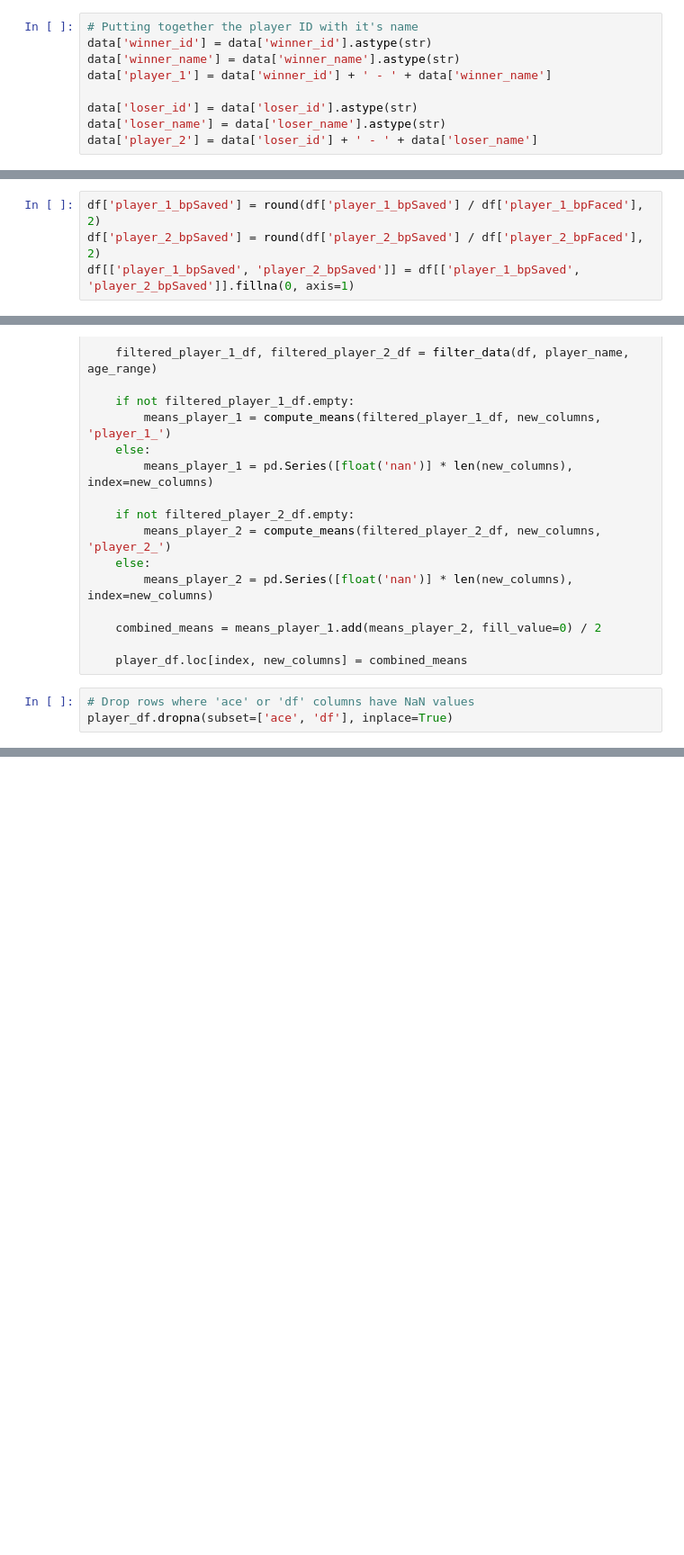
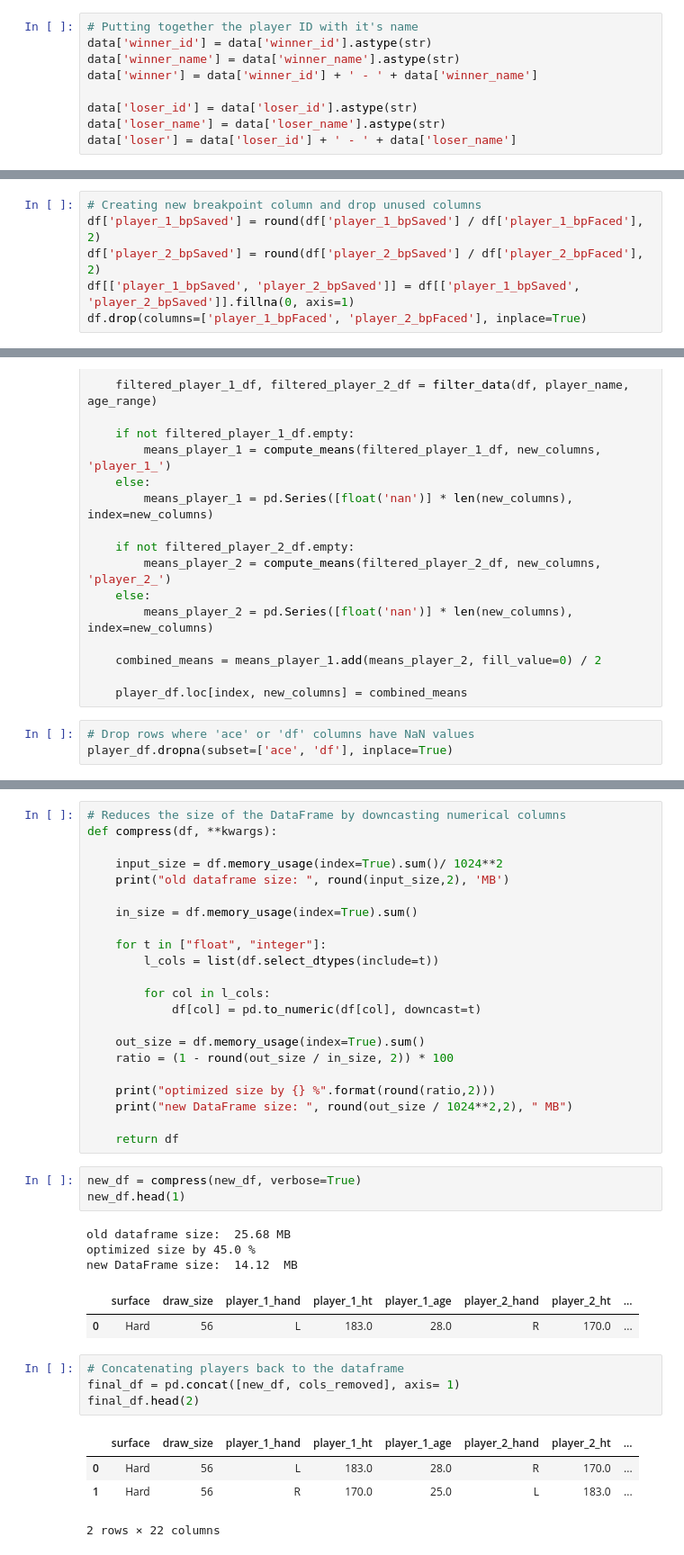
Before and after one commit to LucaDCav/Tennis_ML_Project, a Jupyter notebook: tennis_predict_project.ipynb, the cells around one changed output, grey strips where cells are left out. Shown at 90% size. Cells and saved outputs as stored; diff of their text form; blank space fills up the shorter version.

Commit message:
compressing data and adjusting notebook

```diff
--- a/tennis_predict_project.ipynb
+++ b/tennis_predict_project.ipynb
@@ -53,11 +58,11 @@ data['age_diff'] = (data['winner_age'] - data['loser_age']).abs()
 # Putting together the player ID with it's name
 data['winner_id'] = data['winner_id'].astype(str)
 data['winner_name'] = data['winner_name'].astype(str)
-data['player_1'] = data['winner_id'] + ' - ' + data['winner_name']
+data['winner'] = data['winner_id'] + ' - ' + data['winner_name']
 
 data['loser_id'] = data['loser_id'].astype(str)
 data['loser_name'] = data['loser_name'].astype(str)
-data['player_2'] = data['loser_id'] + ' - ' + data['loser_name']
+data['loser'] = data['loser_id'] + ' - ' + data['loser_name']
 # %%
 # Dropping player ID and name
 data.drop(columns=['winner_id', 'winner_name', 'loser_id', 'loser_name'], inplace=True)
@@ -157,9 +163,11 @@ new_columns = ['ace', 'df', 'bpSaved']
 for col in new_columns:
     player_df.loc[:, col] = np.nan
 # %%
+# Creating new breakpoint column and drop unused columns
 df['player_1_bpSaved'] = round(df['player_1_bpSaved'] / df['player_1_bpFaced'], 2)
 df['player_2_bpSaved'] = round(df['player_2_bpSaved'] / df['player_2_bpFaced'], 2)
 df[['player_1_bpSaved', 'player_2_bpSaved']] = df[['player_1_bpSaved', 'player_2_bpSaved']].fillna(0, axis=1)
+df.drop(columns=['player_1_bpFaced', 'player_2_bpFaced'], inplace=True)
 # %%
 # Get the min max age from the age range
 def parse_age_range(age_range):
@@ -308,0 +337,40 @@ plt.show()
+# %%
+# Reduces the size of the DataFrame by downcasting numerical columns
+def compress(df, **kwargs):
+
+    input_size = df.memory_usage(index=True).sum()/ 1024**2
+    print("old dataframe size: ", round(input_size,2), 'MB')
+
+    in_size = df.memory_usage(index=True).sum()
+
+    for t in ["float", "integer"]:
+        l_cols = list(df.select_dtypes(include=t))
+
+        for col in l_cols:
+            df[col] = pd.to_numeric(df[col], downcast=t)
+
+    out_size = df.memory_usage(index=True).sum()
+    ratio = (1 - round(out_size / in_size, 2)) * 100
+
+    print("optimized size by {} %".format(round(ratio,2)))
+    print("new DataFrame size: ", round(out_size / 1024**2,2), " MB")
+
+    return df
+# %%
+new_df = compress(new_df, verbose=True)
+new_df.head(1)
+# %% [output]
+old dataframe size:  25.68 MB
+optimized size by 45.0 %
+new DataFrame size:  14.12  MB
+|  | surface | draw_size | player_1_hand | player_1_ht | player_1_age | player_2_hand | player_2_ht | ... |
+| 0 | Hard | 56 | L | 183.0 | 28.0 | R | 170.0 | ... |
+# %%
+# Concatenating players back to the dataframe
+final_df = pd.concat([new_df, cols_removed], axis= 1)
+final_df.head(2)
+# %% [output]
+|  | surface | draw_size | player_1_hand | player_1_ht | player_1_age | player_2_hand | player_2_ht | ... |
+| 0 | Hard | 56 | L | 183.0 | 28.0 | R | 170.0 | ... |
+| 1 | Hard | 56 | R | 170.0 | 25.0 | L | 183.0 | ... |
+2 rows × 22 columns
```
Also changed, not shown: parts of 20 cells of this notebook.
